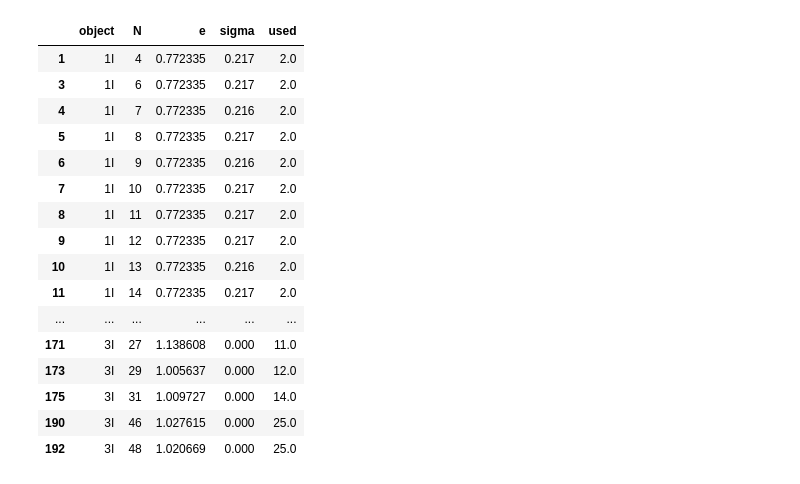
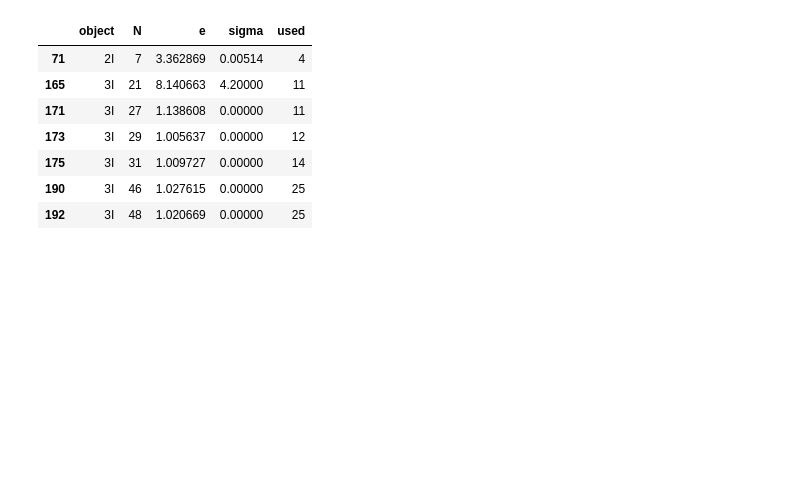
Before and after one commit to MarshallF-dev/Project-INTERLOPER, a Jupyter notebook: notebooks/07_first_n.ipynb, the cells around one changed output. Saved outputs shown, nothing was run; the diff lists cells and outputs as text; code cells hidden in the pictures; blank space fills up the shorter version.

```diff
--- a/notebooks/07_first_n.ipynb
+++ b/notebooks/07_first_n.ipynb
@@ -30,6 +30,9 @@ DATA = { #contains observation file, JPL's first and last dates, as well as its
 
 N_LIST = list(range(3, 61)) + [70, 80, 90, 100, 125, 150, 175, 200, 250, 300, 400, 500, 600, 700, 800, 1000, 1250, 1500, 2000, 2500, 3000, None] #how many observations each fit uses (none means all)
 
+def is_duplicate(a, b):
+    return a[77:80] == b[77:80] and a[15:23] and abs(float(a[23:32]) - float(b[23:32])) < 3 / 86400 #hands back true only if all three checks are passed. The checks include a test of the observatory code are the same, if the year and month are the same, and if they are within a 3-second-window of each other (the metric find_orb acc uses)
+
 def read_observations(path, start, end): #function that takes a file and two dates, and then hands back the observations (to be fit)
     groups = [] #empty list, each item in this list will be an observation
     for line in Path(path).read_text(encoding="utf-8-sig").replace("\u200b", "").splitlines(keepends=True): #reads file, goes through line-by-line. Keeps the "new line" character, also removes invisible character
@@ -41,7 +44,14 @@ def read_observations(path, start, end): #function that takes a file and two dat
             groups.append([line]) #any other line starts a new observation
     keep = [g for g in groups if g[0][77:80] != "C57" and start <= g[0][15:25] <= end] #only keeps a row if it's not from TESS, and is within JPL's date range
     keep.sort(key=lambda g: g[0][15:32]) #puts the observations in time order
-    return keep #hands back finished list of acceptable lines
+    unique = [] #empy list for observations that survive
+    for g in keep: #thes through kept ovservations in time order
+        if unique and is_duplicate(unique[-1][0], g[0]): #is the observation a copy of one we just saved
+            if g[0][71] in "UVWX": #if this was measured against gaia catalouges
+                unique[-1] = g #saves it
+        else: #means this observation is not a copy
+            unique.append(g) #saves it
+    return unique #hands back the fully cleaned list
 
 for obj, (path, start, end, epoch) in DATA.items(): #goes through each object and unpacks its settings into named variables (path, start, end, and epoch)
     obs = read_observations(path, start, end) #takes that object's file and runs the function through it
@@ -68,7 +78,7 @@ def fit_first_n(obj, n): #function, give it object name and n
         text = elements.read_text() #saves the results file to python's memory
         e_match = re.search(E_PATTERN, text, re.MULTILINE) #finds the e line
         epoch_match = re.search(r"JDT ([\d.]+)", text) #find the epoch
-        used_match = re.search(r"(\d+) of \d+ observations", text)
+        used_match = re.search(r"(\d+) (?:of \d+ )?observations", text)
         if e_match: #if it found the e line, then it turns the text into a number, stores it
             result["e"] = float(e_match.group(1))
             if e_match.group(2): #if the plus or minus was also there, it stores it, otherwise just keeps sigma as not a number
@@ -140,28 +150,19 @@ Wall time: 2min 42s
 221 rows × 10 columns
 # %%
 #this cell will flag the failed fits
-first_n["trust"] = (first_n["sigma"] > 0) & ~(first_n["used"] < 3) #fits only "pass" if the fit used more than 3 observations, and a "real" sigma value
+first_n["trust"] = (first_n["sigma"] > 0) & (first_n["used"] >= 3) & (first_n["used"] >= first_n["N"] * 2 / 3) #only "passes" a fit if Find_Orb gave a real uncertainty value, it used at least 3 observations, and it used at least two-thirds of the observations given.
 first_n["certain"] = first_n["trust"] & (first_n["e"] - 3 * first_n["sigma"] > 1) #a failed fit can never count as proof, just be trusted, and have a relatively certain certainty
 first_n.to_csv("../results/first_n_v1.csv", index=False) #re-saves the table, after the above filters have been applied
 first_n[~first_n["trust"]][["object", "N", "e", "sigma", "used"]] #shows all of the untrusted rows (rows previously found to be "wierd" should be here)
 # %% [output]
 |  | object | N | e | sigma | used |
-| 1 | 1I | 4 | 0.772335 | 0.217 | 2.0 |
-| 3 | 1I | 6 | 0.772335 | 0.217 | 2.0 |
-| 4 | 1I | 7 | 0.772335 | 0.216 | 2.0 |
-| 5 | 1I | 8 | 0.772335 | 0.217 | 2.0 |
-| 6 | 1I | 9 | 0.772335 | 0.216 | 2.0 |
-| 7 | 1I | 10 | 0.772335 | 0.217 | 2.0 |
-| 8 | 1I | 11 | 0.772335 | 0.217 | 2.0 |
-| 9 | 1I | 12 | 0.772335 | 0.217 | 2.0 |
-| 10 | 1I | 13 | 0.772335 | 0.216 | 2.0 |
-| 11 | 1I | 14 | 0.772335 | 0.217 | 2.0 |
-| ... | ... | ... | ... | ... | ... |
-| 171 | 3I | 27 | 1.138608 | 0.000 | 11.0 |
-| 173 | 3I | 29 | 1.005637 | 0.000 | 12.0 |
-| 175 | 3I | 31 | 1.009727 | 0.000 | 14.0 |
-| 190 | 3I | 46 | 1.027615 | 0.000 | 25.0 |
-| 192 | 3I | 48 | 1.020669 | 0.000 | 25.0 |
+| 71 | 2I | 7 | 3.362869 | 0.00514 | 4 |
+| 165 | 3I | 21 | 8.140663 | 4.20000 | 11 |
+| 171 | 3I | 27 | 1.138608 | 0.00000 | 11 |
+| 173 | 3I | 29 | 1.005637 | 0.00000 | 12 |
+| 175 | 3I | 31 | 1.009727 | 0.00000 | 14 |
+| 190 | 3I | 46 | 1.027615 | 0.00000 | 25 |
+| 192 | 3I | 48 | 1.020669 | 0.00000 | 25 |
 # %%
 #This cell will create the actual "plot 2", for each ISO
 STYLE = { #dict for the style of the different markers for each ISO
```
Also changed, not shown: parts of 6 cells of this notebook, 9 other files.
